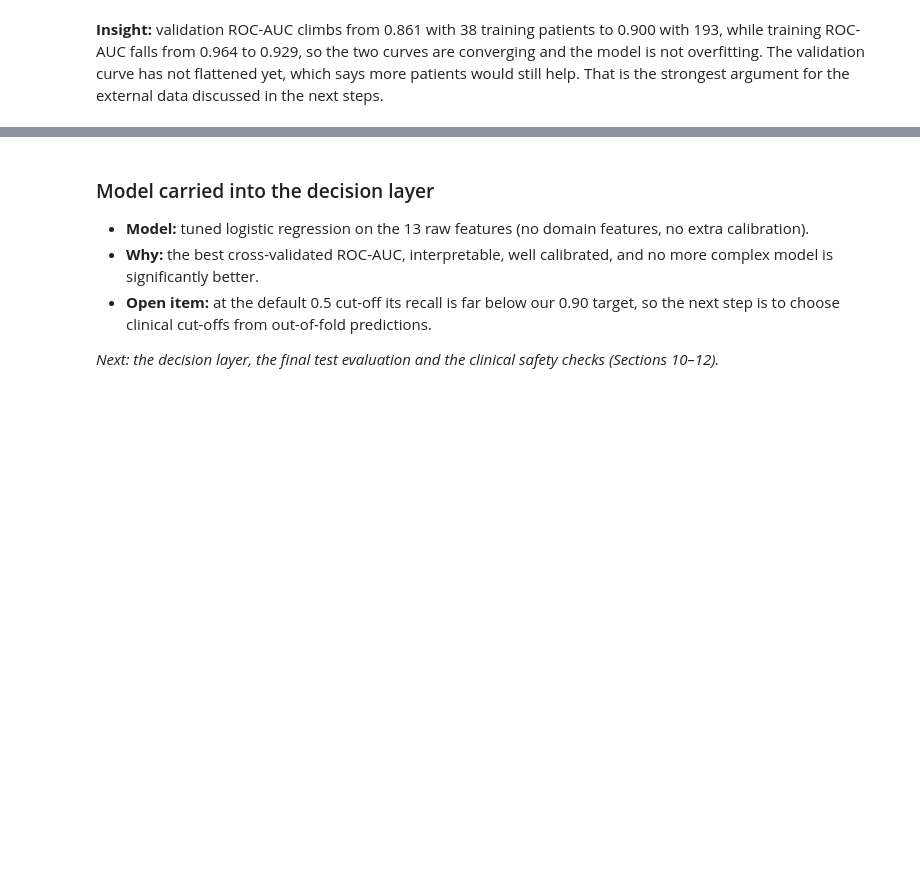
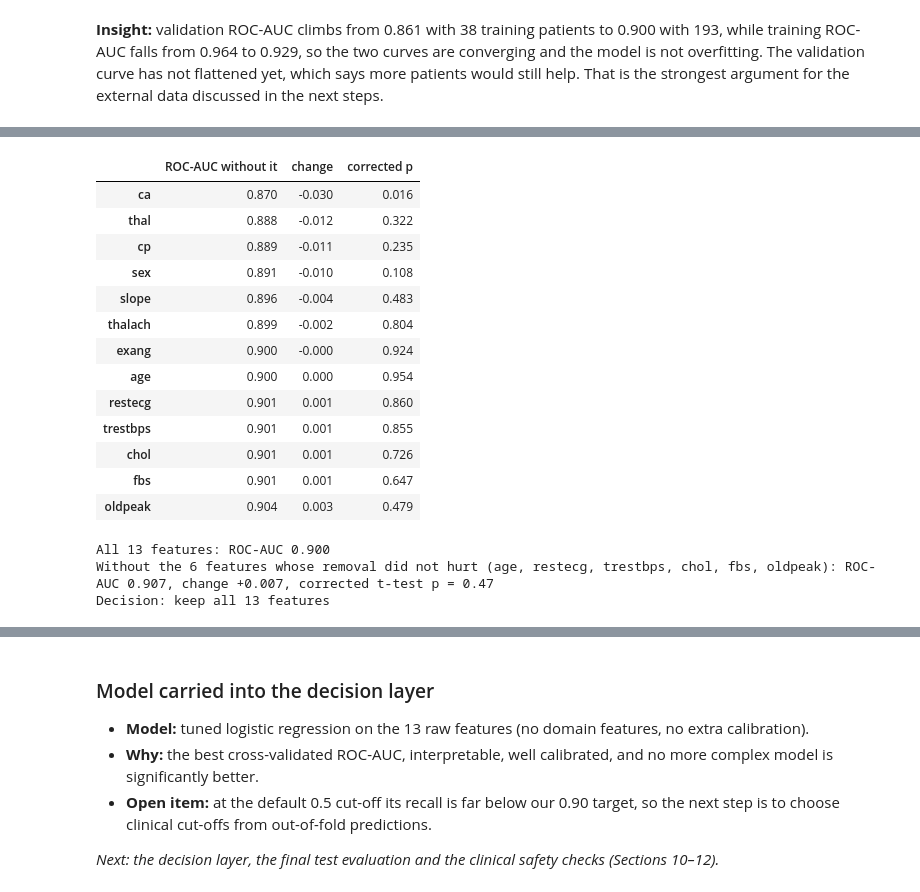
Before and after one commit to ArayathamTarakulpratip/heart-disease-prediction, a Jupyter notebook: heart_disease_pitch_gold_standard.ipynb, the cells around one changed output, grey strips where cells are left out. Drawn from its saved outputs; the diff is of its cells as text; code cells hidden in the pictures; blank space fills up the shorter version.

```diff
--- a/heart_disease_pitch_gold_standard.ipynb
+++ b/heart_disease_pitch_gold_standard.ipynb
@@ -679,0 +832,36 @@ display(curve.round(3))
+# %%
+base = tuned_scores[selected]["roc_auc"]
+drop_rows = {}
+for f in cfg.FEATURES:
+    s = evaluation.cv_scores(models.build_pipeline(final_pipe[-1], USE_FE, drop=[f]), X_train, y_train, cv)["roc_auc"]
+    drop_rows[f] = {"ROC-AUC without it": s.mean(), "change": s.mean() - base.mean(),
+                    "corrected p": evaluation.corrected_ttest(s, base, n_fold_train, n_fold_valid)}
+drop_table = pd.DataFrame(drop_rows).T.sort_values("change")
+display(drop_table.round(3))
+
+removable = list(drop_table.index[drop_table["change"] >= 0])
+reduced = evaluation.cv_scores(models.build_pipeline(final_pipe[-1], USE_FE, drop=removable), X_train, y_train, cv)["roc_auc"]
+p_reduced = evaluation.corrected_ttest(reduced, base, n_fold_train, n_fold_valid)
+print(f"All 13 features: ROC-AUC {base.mean():.3f}")
+print(f"Without the {len(removable)} features whose removal did not hurt ({', '.join(removable)}): ROC-AUC "
+      f"{reduced.mean():.3f}, change {reduced.mean() - base.mean():+.3f}, corrected t-test p = {p_reduced:.2f}")
+smaller_wins = reduced.mean() > base.mean() and p_reduced < 0.05
+print("Decision:", "a smaller feature set is significantly better" if smaller_wins else "keep all 13 features")
+# %% [output]
+|  | ROC-AUC without it | change | corrected p |
+| ca | 0.870 | -0.030 | 0.016 |
+| thal | 0.888 | -0.012 | 0.322 |
+| cp | 0.889 | -0.011 | 0.235 |
+| sex | 0.891 | -0.010 | 0.108 |
+| slope | 0.896 | -0.004 | 0.483 |
+| thalach | 0.899 | -0.002 | 0.804 |
+| exang | 0.900 | -0.000 | 0.924 |
+| age | 0.900 | 0.000 | 0.954 |
+| restecg | 0.901 | 0.001 | 0.860 |
+| trestbps | 0.901 | 0.001 | 0.855 |
+| chol | 0.901 | 0.001 | 0.726 |
+| fbs | 0.901 | 0.001 | 0.647 |
+| oldpeak | 0.904 | 0.003 | 0.479 |
+All 13 features: ROC-AUC 0.900
+Without the 6 features whose removal did not hurt (age, restecg, trestbps, chol, fbs, oldpeak): ROC-AUC 0.907, change +0.007, corrected t-test p = 0.47
+Decision: keep all 13 features
```
Also changed, not shown: parts of 41 cells of this notebook, 16 other files.
